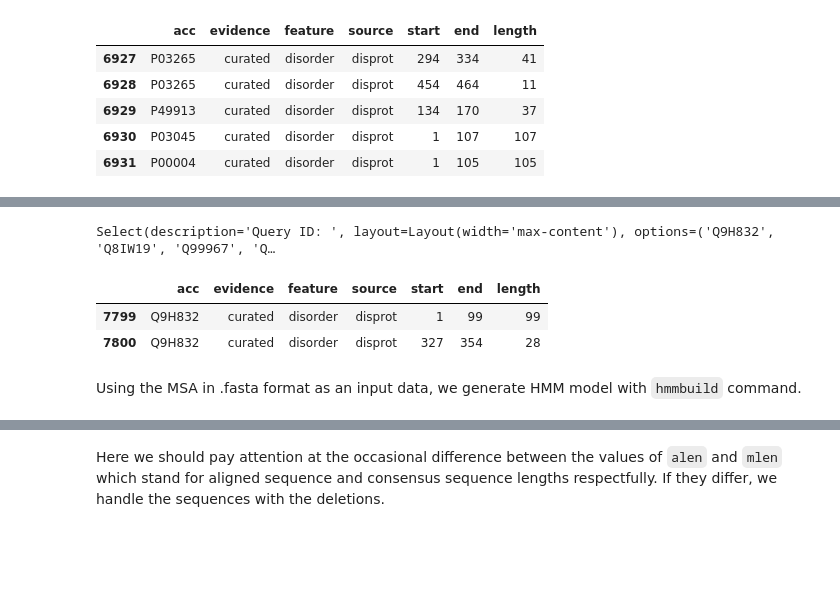
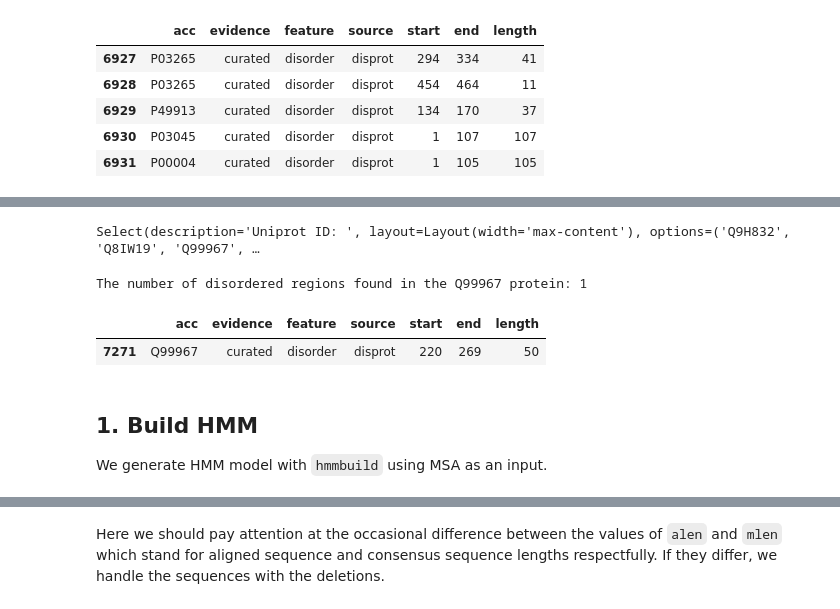
Before and after one commit to AlyaHarvelle/HMMER, a Jupyter notebook: HMM.ipynb, the cells around one changed output, grey strips where cells are left out. Drawn from its saved outputs; the diff is of its cells as text; code cells hidden in the pictures; blank space fills up the shorter version.

```diff
--- a/HMM.ipynb
+++ b/HMM.ipynb
@@ -18,0 +25,6 @@ local_path = os.getcwd()
+# %%
+# Open XML file in a dataframe
+input_file = '{}/databases/uniprot/curated_uniprot.fasta_75'.format(directory) # change the file name if necessary
+df = blast_parser(input_file)
+print(f"The number of instances: {len(df)}")
+df.head(5)
@@ -55,0 +65,7 @@ disordered.head()
+# %%
+# Keep only disordered regions in the initial dataframe filtering using curated_disordered dataframe
+disordered = df[df['query_id'].isin(curated_disprot['acc'])]
+disordered.to_csv("disordered_df.csv", index=False)
+
+print(f"The number of rows containing disordered regions: {len(disordered)}")
+disordered.head(5)
@@ -56,13 +80,24 @@ disordered.head()
 # %%
-# Dropdown list of query IDs for disordered regions
+# Dropdown list of Uniprot query IDs for disordered regions
 output = widgets.Select(
     options=disordered["query_id"].unique(),
     rows=10,
-    description='Query ID: ',
+    description='Uniprot ID: ',
     layout={'width': 'max-content'},
     disabled=False
 )
 display(output)
 # %% [output]
-Select(description='Query ID: ', layout=Layout(width='max-content'), options=('Q9H832', 'Q8IW19', 'Q99967', 'Q…
+Select(description='Uniprot ID: ', layout=Layout(width='max-content'), options=('Q9H832', 'Q8IW19', 'Q99967', …
+# %%
+# Filter the curated_disprot dataframe on Uniprot query ID
+q_id = output.value
+curated_query = curated_disprot[curated_disprot['acc'] == q_id]
+
+print(f"The number of disordered regions found in the {q_id} protein: {len(curated_query)}")
+curated_query.head()
+# %% [output]
+The number of disordered regions found in the Q99967 protein: 1
+|  | acc | evidence | feature | source | start | end | length |
+| 7271 | Q99967 | curated | disorder | disprot | 220 | 269 | 50 |
 # %%
@@ -75,14 +107,7 @@ hmm_file = f'{local_path}/results/disordered/hmmbuild/{q_id}_{i}.hmm'
 align_file = f'{local_path}/results/alignments/output_files/disordered/{q_id}_{i}.fasta'
-# %%
-# Filter the curated_disprot dataframe based on selected_id
-filtered_curated = curated_disprot[curated_disprot['acc'] == q_id]
-filtered_curated.head(5)
-# %% [output]
-|  | acc | evidence | feature | source | start | end | length |
-| 7799 | Q9H832 | curated | disorder | disprot | 1 | 99 | 99 |
-| 7800 | Q9H832 | curated | disorder | disprot | 327 | 354 | 28 |
-# %% [markdown]
-Using the MSA in .fasta format as an input data, we generate HMM model with `hmmbuild` command.
+# %% [markdown]
+## 1. Build HMM
+We generate HMM model with `hmmbuild` using MSA as an input.
 # %%
 # Build HMM
 !hmmbuild {hmm_file} {align_file}
```
Also changed, not shown: parts of 39 cells of this notebook.
